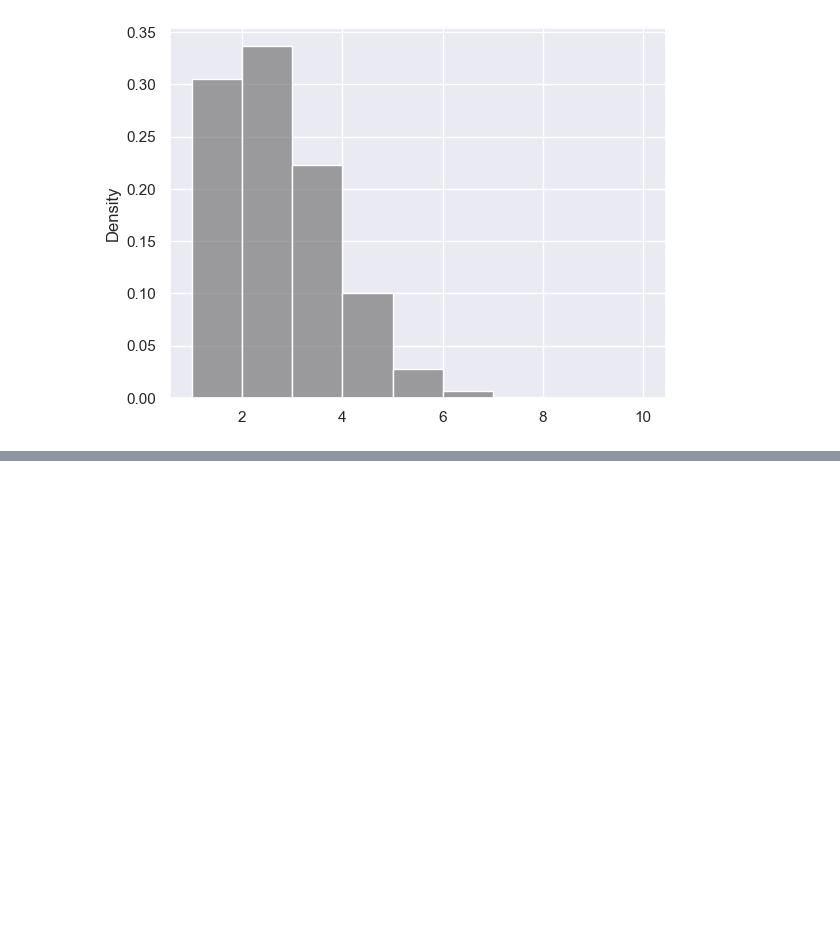
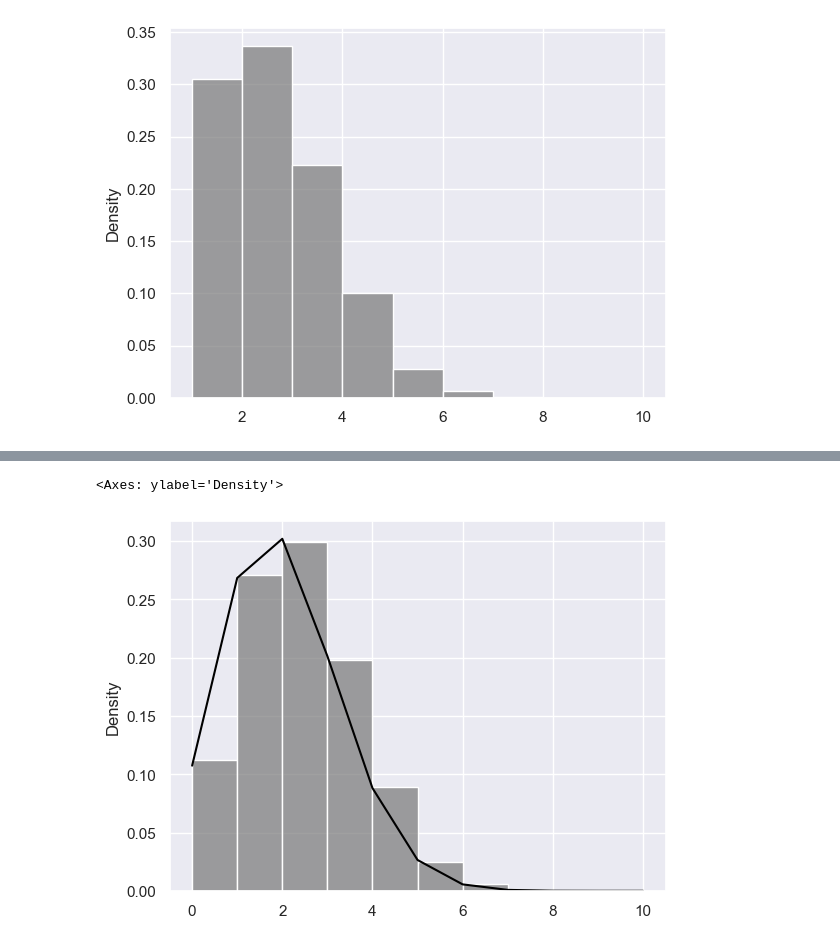
Before and after one commit to tmdgusya/statistics-with-python, a Jupyter notebook: practice-4.ipynb, the cells around one changed output, grey strips where cells are left out. Cells and saved outputs as stored; diff of their text form; code cells hidden in the pictures; blank space fills up the shorter version.

```diff
--- a/practice-4.ipynb
+++ b/practice-4.ipynb
@@ -78,0 +112,10 @@ sns.histplot(binomial_result_array, bins=np.arange(1, 11, 1), stat='density', co
+# %%
+n_success = np.arange(0, 11, 1)
+probs = stats.binom.pmf(k=n_success, n=10, p=0.2)
+
+probs_df = pd.DataFrame({
+    'n_success' : n_success,
+    'probs': probs,
+})
+
+probs_df
@@ -78,0 +135,6 @@ sns.histplot(binomial_result_array, bins=np.arange(1, 11, 1), stat='density', co
+# %%
+sns.histplot(binomial_result_array, bins=np.arange(0, 11, 1), stat='density', color='gray')
+sns.lineplot(x=n_success, y=probs, data=probs_df, color='black')
+# %% [output]
+<Axes: ylabel='Density'>
+[figure, added]
```
Also changed, not shown: parts of 5 cells of this notebook.
